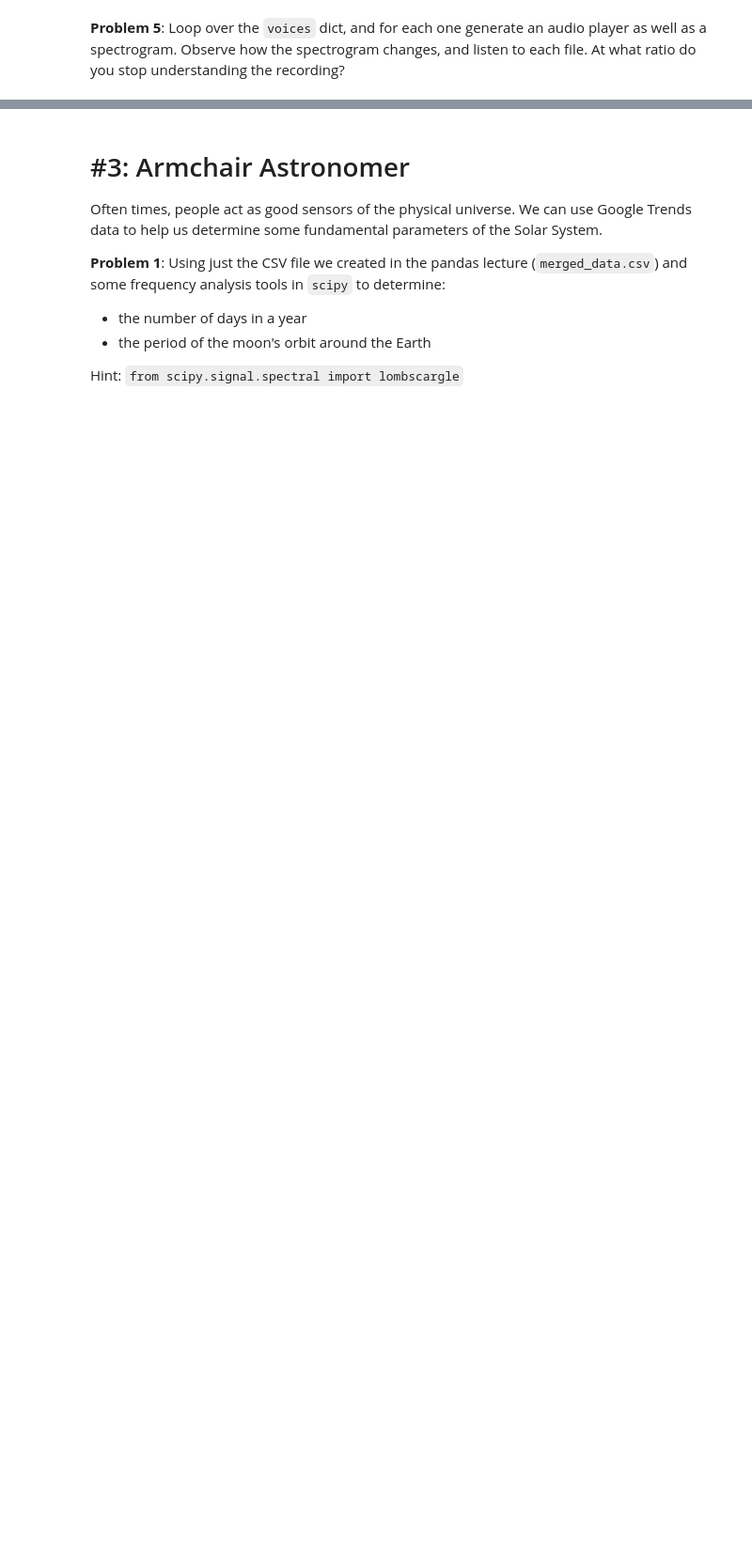
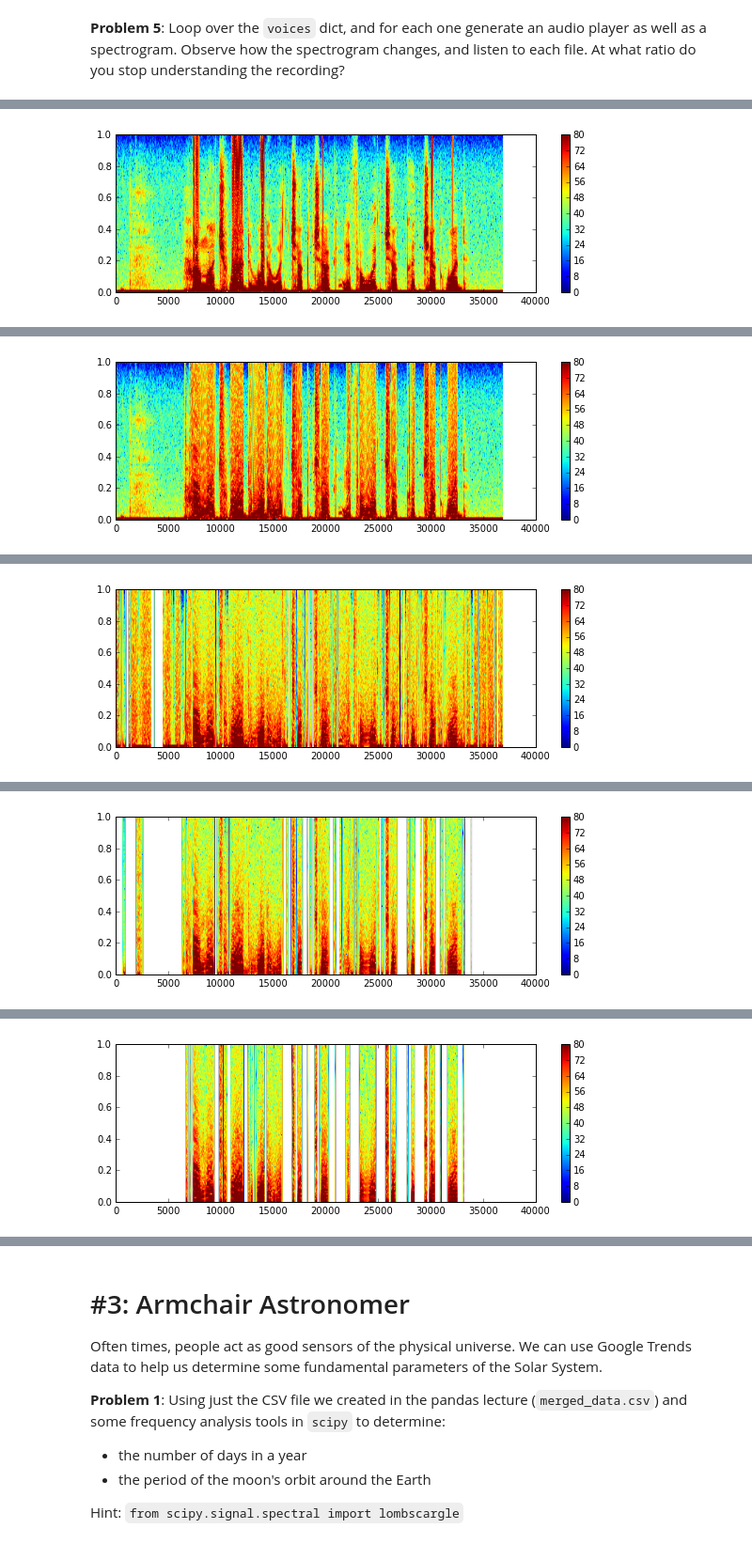
Before and after one commit to cyivy1992/AY250-homeworks, a Jupyter notebook: hw_1/hw_1_assignment.ipynb, the cells around one changed output, grey strips where cells are left out. Shown at 94% size. Drawn from its saved outputs; the diff is of its cells as text; code cells hidden in the pictures; blank space fills up the shorter version.

```diff
--- a/hw_1/hw_1_assignment.ipynb
+++ b/hw_1/hw_1_assignment.ipynb
@@ -281,6 +366,15 @@ def compress_wav(fname, fraction):
     """
 
     # your code here
+    from scipy.io import wavfile
+    rate, x = wavfile.read(fname)
+    x_approx = compress_signal(x, fraction)
+    new_fname = fname[:-4] + "_comp_" + str(fraction) + fname[-4:]
+
+    # save the new mav file
+    wavfile.write(new_fname, rate, x_approx)
+
+    return([rate, x, x_approx, new_fname])
 # %% [markdown]
 **Problem 4**: Study the effect of compressing the input file at different ratios: 0.1, 0.5, 0.75, 0.9, 0.95, 0.99.
 
@@ -294,0 +387,12 @@ You will create an `OrderedDict` called `voices`, with:
+# %%
+# your code here
+# A key of 0 corresponds to the uncompressed signal
+from collections import OrderedDict
+
+voices = OrderedDict()
+ratios = [0, 0.1, 0.5, 0.75, 0.9, 0.95, 0.99]
+for ratio in ratios:
+    voices[ratio] = [compress_wav("data/voice.wav", ratio)[2],compress_wav("data/voice.wav", ratio)[3][5:]]
+voices[0][1] = "voice.wav"
+# Check
+print(voices)
@@ -298,0 +403,6 @@ You will create an `OrderedDict` called `voices`, with:
+# %%
+# your code here
+for voice in voices:
+    Audio(os.path.join("data", voices[voice][1]))
+    specgram_cbar(voices[voice][0])
+# %% [output]
@@ -298,0 +410 @@ You will create an `OrderedDict` called `voices`, with:
+[figure, added]
@@ -298,0 +412 @@ You will create an `OrderedDict` called `voices`, with:
+[figure, added]
@@ -298,0 +414 @@ You will create an `OrderedDict` called `voices`, with:
+[figure, added]
@@ -298,0 +416 @@ You will create an `OrderedDict` called `voices`, with:
+[figure, added]
@@ -298,0 +418 @@ You will create an `OrderedDict` called `voices`, with:
+[figure, added]
```
Also changed, not shown: parts of 14 cells of this notebook.
